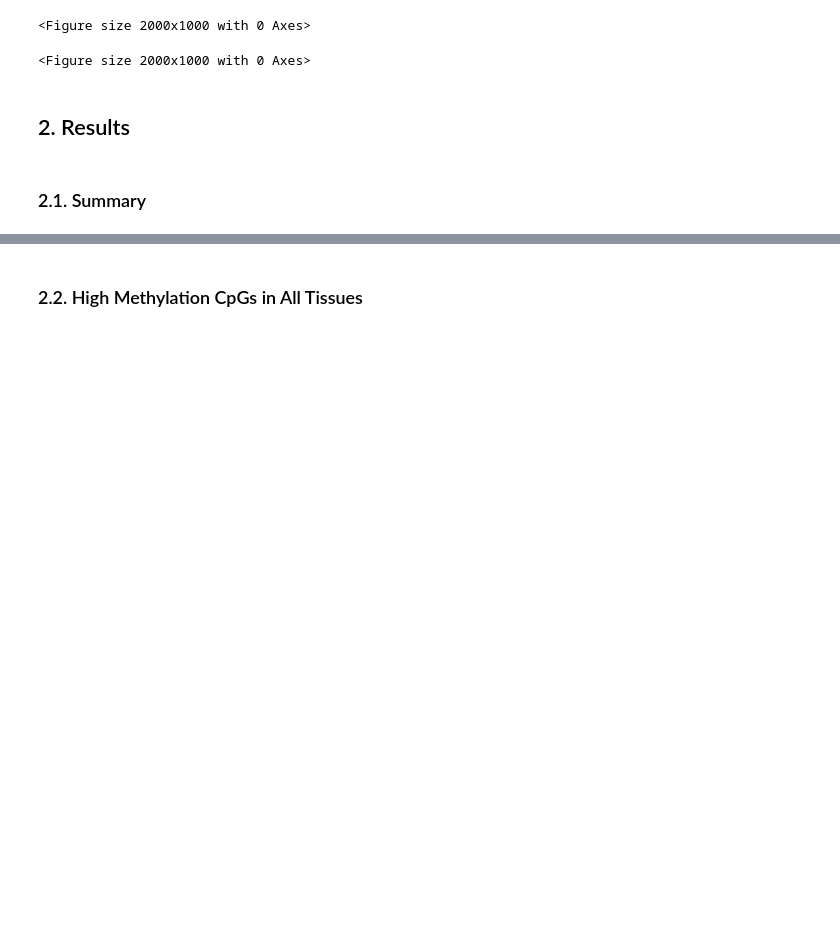
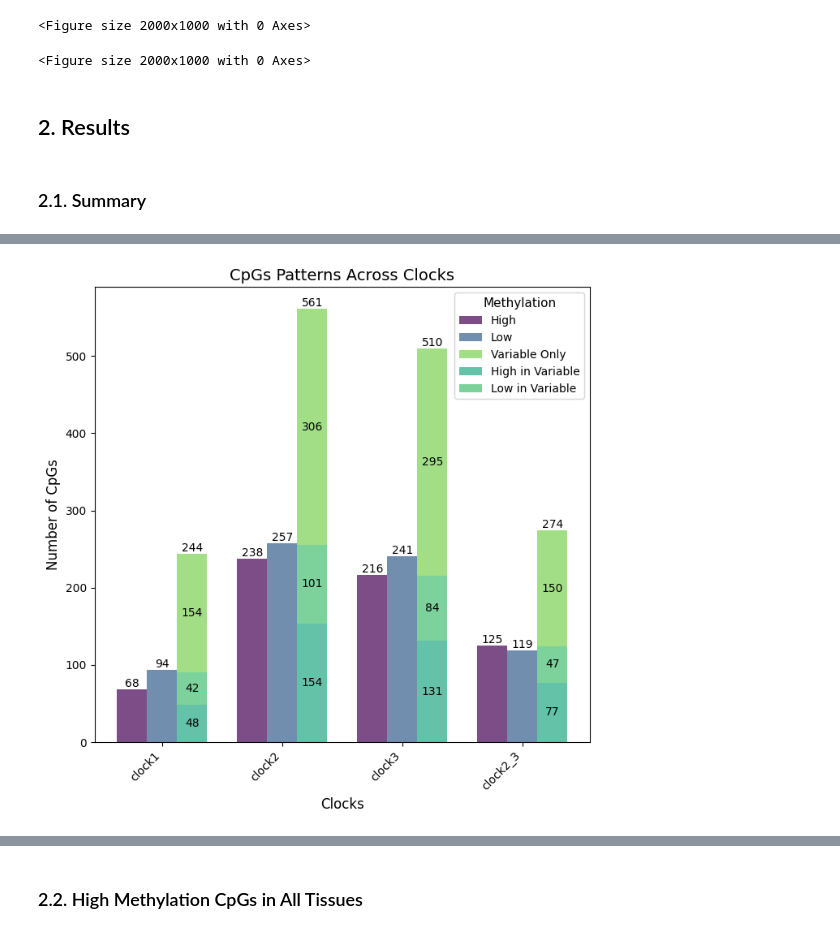
Before and after one commit to AntunesCSR/ChallengingClockUniversality, a Jupyter notebook: Mammal_Methylation_Levels/Crosstissue_methylation_patterns.ipynb, the cells around one changed output, grey strips where cells are left out. Drawn from its saved outputs; the diff is of its cells as text; code cells hidden in the pictures; blank space fills up the shorter version.

```diff
--- a/Mammal_Methylation_Levels/Crosstissue_methylation_patterns.ipynb
+++ b/Mammal_Methylation_Levels/Crosstissue_methylation_patterns.ipynb
@@ -522,0 +548,60 @@ plt.show()
+# %%
+### Bar plot of the number of CpGs with consistent methylation patterns (With overlapping CpGs)
+
+# Calculate overlaps
+overlap_high_variable = [len(results['high_methylation'].index.intersection(results['variable_cpgs'].index)) for results in analysis_results.values()]
+overlap_low_variable = [len(results['low_methylation'].index.intersection(results['variable_cpgs'].index)) for results in analysis_results.values()]
+
+# Create stacked values for variable bars
+stacked_high = [min(high, var) for high, var in zip(overlap_high_variable, variable_methylation)]
+stacked_low = [min(low, var) for low, var in zip(overlap_low_variable, variable_methylation)]
+stacked_variable = [var - high - low for var, high, low in zip(variable_methylation, stacked_high, stacked_low)]
+
+x = range(len(clocks))
+
+fig, ax = plt.subplots(figsize=(7, 7))
+
+bar_width = 0.25
+
+# Apply the viridis colormap
+viridis = colormaps.get_cmap('viridis')
+colors = [viridis(0.0), viridis(0.3), viridis(0.6), viridis(0.7), viridis(0.8)]  # Generate 3 distinct colors from the colormap}
+
+# Plot the bars with viridis colors
+ax.bar(x, high_methylation, width=bar_width, label='High', color=colors[0], alpha=0.7)
+ax.bar([p + bar_width for p in x], low_methylation, width=bar_width, label='Low', color=colors[1], alpha=0.7)
+
+# Plot stacked bars for variable methylation
+ax.bar([p + 2 * bar_width for p in x], stacked_variable, width=bar_width, bottom=np.array(stacked_high) + np.array(stacked_low), label='Variable Only', color=colors[4], alpha=0.7)
+ax.bar([p + 2 * bar_width for p in x], stacked_high, width=bar_width, label='High in Variable', color=colors[2], alpha=0.7)
+ax.bar([p + 2 * bar_width for p in x], stacked_low, width=bar_width, bottom=stacked_high, label='Low in Variable', color=colors[3], alpha=0.7)
+
+
+
+# Set the labels and title
+ax.set_xlabel('Clocks', fontsize=12)
+ax.set_ylabel('Number of CpGs', fontsize=12)
+ax.set_title('CpGs Patterns Across Clocks', fontsize=14)
+ax.set_xticks([p + bar_width for p in x])
+ax.set_xticklabels(clocks, rotation=45, ha='right')
+
+# Add a legend with a title
+ax.legend(title='Methylation', fontsize=10, title_fontsize='11', loc='upper right')
+
+# Add value labels on top of each bar
+for i, v in enumerate(high_methylation):
+    ax.text(i, v, str(v), ha='center', va='bottom')
+for i, v in enumerate(low_methylation):
+    ax.text(i + bar_width, v, str(v), ha='center', va='bottom')
+for i, (high, low, variable) in enumerate(zip(stacked_high, stacked_low, stacked_variable)):
+    total_height = high + low + variable
+    ax.text(i + 2 * bar_width, high / 2, str(high), ha='center', va='center', color='black')
+    ax.text(i + 2 * bar_width, high + low / 2, str(low), ha='center', va='center', color='black')
+    ax.text(i + 2 * bar_width, high + low + variable / 2, str(variable), ha='center', va='center', color='black')
+    ax.text(i + 2 * bar_width, total_height, str(total_height), ha='center', va='bottom', color='black')
+
+# Adjust layout and display the plot
+plt.tight_layout()
+plt.show()
+# %% [output]
+[figure, added]
```
Also changed, not shown: parts of 22 cells of this notebook.
